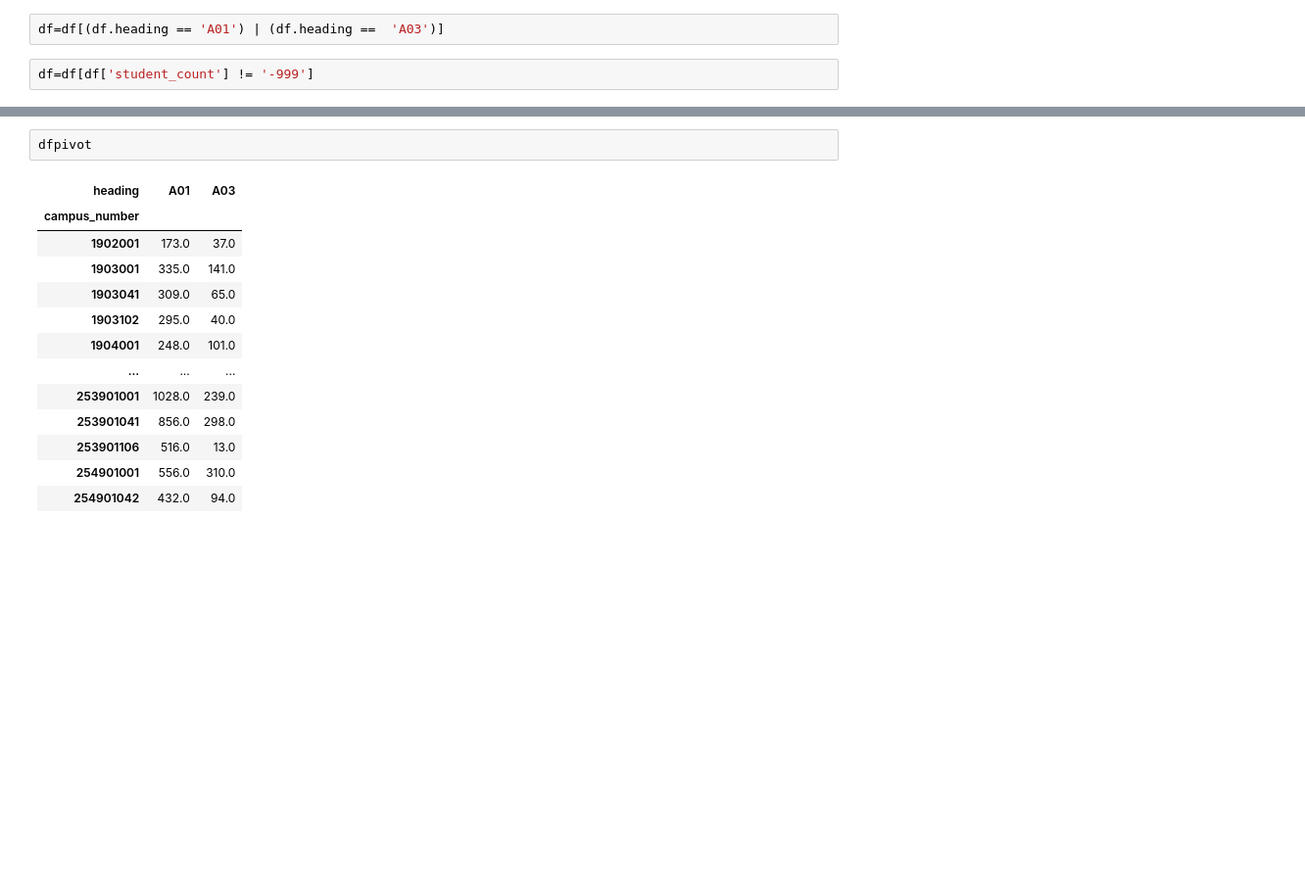
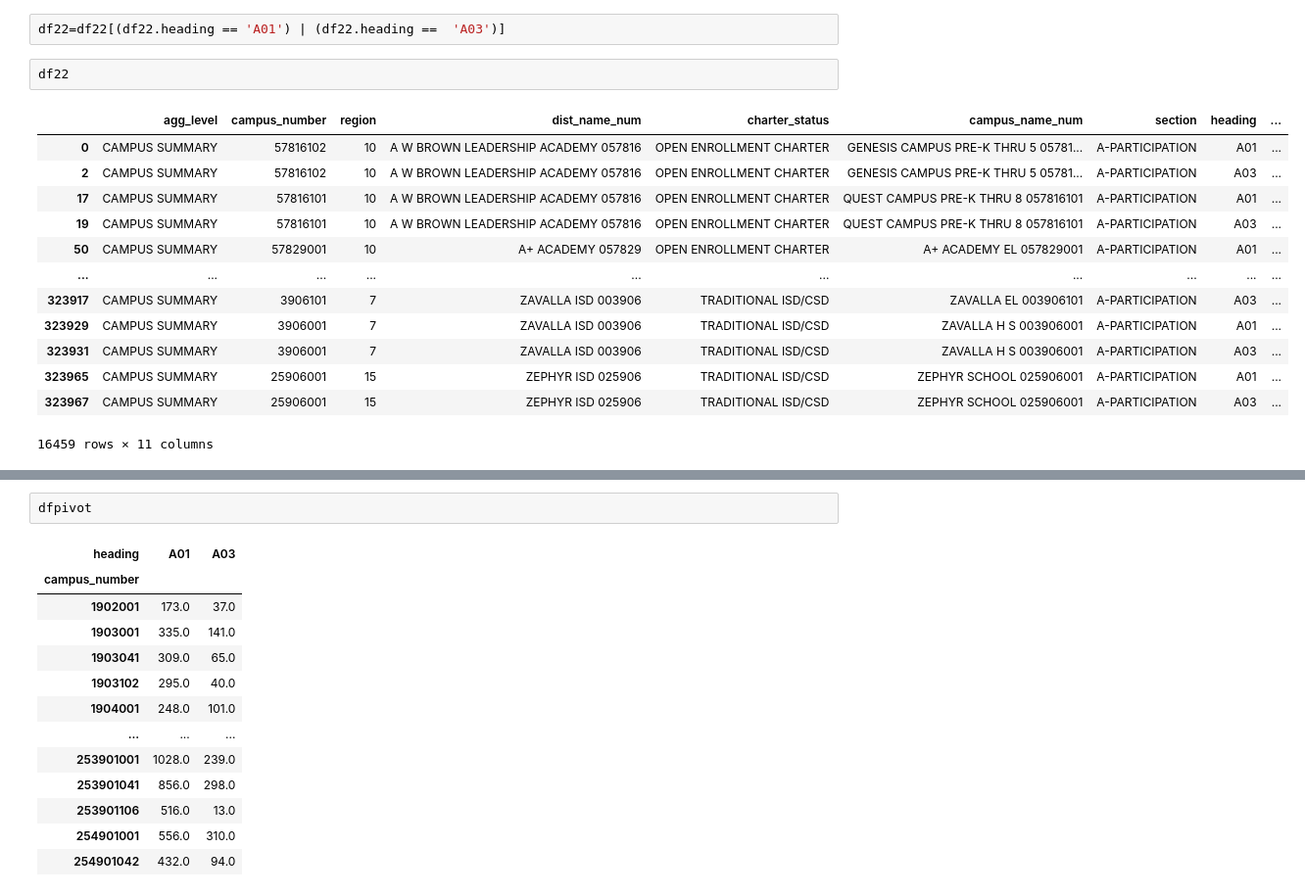
Before and after one commit to raedownen/ind_proj_1_classification, a Jupyter notebook: wrangle.ipynb, the cells around one changed output, grey strips where cells are left out. Shown at 98% size. Drawn from its saved outputs; the diff is of its cells as text; blank space fills up the shorter version.

```diff
--- a/wrangle.ipynb
+++ b/wrangle.ipynb
@@ -34,4 +84,18 @@ df['charter_encoded'] = df.charter_status.map({'OPEN ENROLLMENT CHARTER': 1, 'TR
 # %%
-df=df[(df.heading == 'A01') | (df.heading ==  'A03')]
+df22=df22[(df22.heading == 'A01') | (df22.heading ==  'A03')]
-# %%
-df=df[df['student_count'] != '-999']
+# %%
+df22
+# %% [output]
+|  | agg_level | campus_number | region | dist_name_num | charter_status | campus_name_num | section | heading | ... |
+| 0 | CAMPUS SUMMARY | 57816102 | 10 | A W BROWN LEADERSHIP ACADEMY 057816 | OPEN ENROLLMENT CHARTER | GENESIS CAMPUS PRE-K THRU 5 05781... | A-PARTICIPATION | A01 | ... |
+| 2 | CAMPUS SUMMARY | 57816102 | 10 | A W BROWN LEADERSHIP ACADEMY 057816 | OPEN ENROLLMENT CHARTER | GENESIS CAMPUS PRE-K THRU 5 05781... | A-PARTICIPATION | A03 | ... |
+| 17 | CAMPUS SUMMARY | 57816101 | 10 | A W BROWN LEADERSHIP ACADEMY 057816 | OPEN ENROLLMENT CHARTER | QUEST CAMPUS PRE-K THRU 8 057816101 | A-PARTICIPATION | A01 | ... |
+| 19 | CAMPUS SUMMARY | 57816101 | 10 | A W BROWN LEADERSHIP ACADEMY 057816 | OPEN ENROLLMENT CHARTER | QUEST CAMPUS PRE-K THRU 8 057816101 | A-PARTICIPATION | A03 | ... |
+| 50 | CAMPUS SUMMARY | 57829001 | 10 | A+ ACADEMY 057829 | OPEN ENROLLMENT CHARTER | A+ ACADEMY EL 057829001 | A-PARTICIPATION | A01 | ... |
+| ... | ... | ... | ... | ... | ... | ... | ... | ... | ... |
+| 323917 | CAMPUS SUMMARY | 3906101 | 7 | ZAVALLA ISD 003906 | TRADITIONAL ISD/CSD | ZAVALLA EL 003906101 | A-PARTICIPATION | A03 | ... |
+| 323929 | CAMPUS SUMMARY | 3906001 | 7 | ZAVALLA ISD 003906 | TRADITIONAL ISD/CSD | ZAVALLA H S 003906001 | A-PARTICIPATION | A01 | ... |
+| 323931 | CAMPUS SUMMARY | 3906001 | 7 | ZAVALLA ISD 003906 | TRADITIONAL ISD/CSD | ZAVALLA H S 003906001 | A-PARTICIPATION | A03 | ... |
+| 323965 | CAMPUS SUMMARY | 25906001 | 15 | ZEPHYR ISD 025906 | TRADITIONAL ISD/CSD | ZEPHYR SCHOOL 025906001 | A-PARTICIPATION | A01 | ... |
+| 323967 | CAMPUS SUMMARY | 25906001 | 15 | ZEPHYR ISD 025906 | TRADITIONAL ISD/CSD | ZEPHYR SCHOOL 025906001 | A-PARTICIPATION | A03 | ... |
+16459 rows × 11 columns
```
Also changed, not shown: parts of 34 cells of this notebook, 1 other file.
